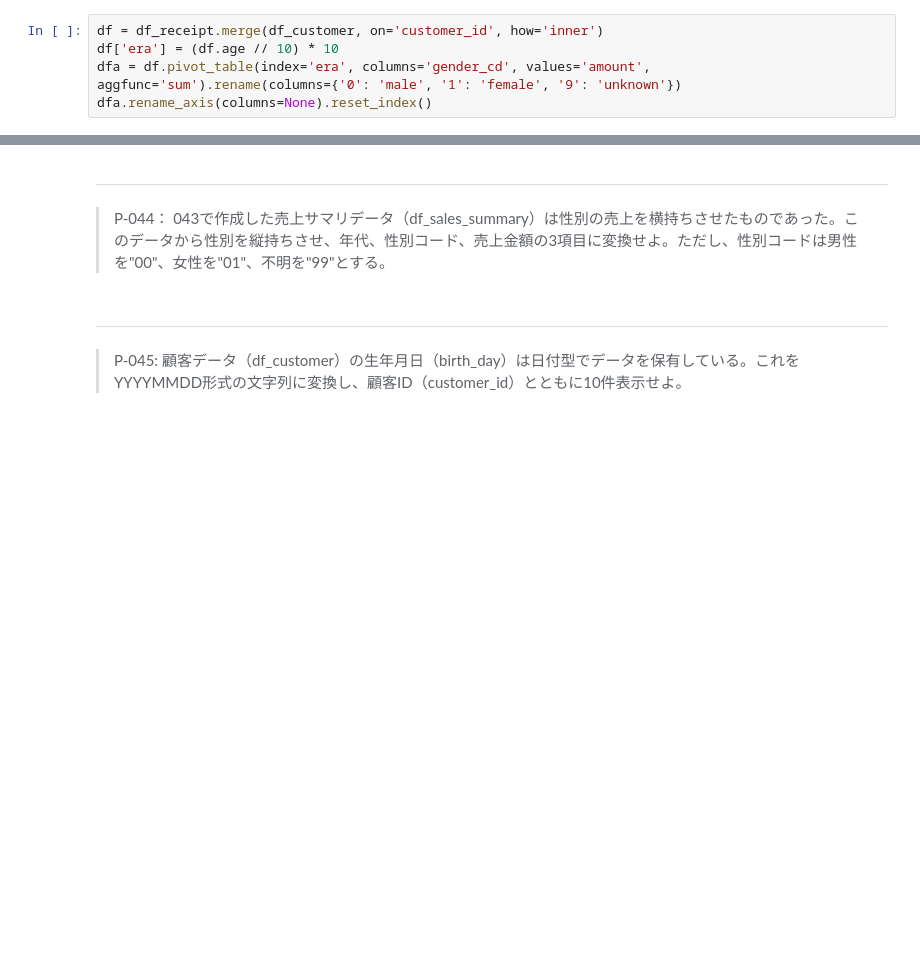
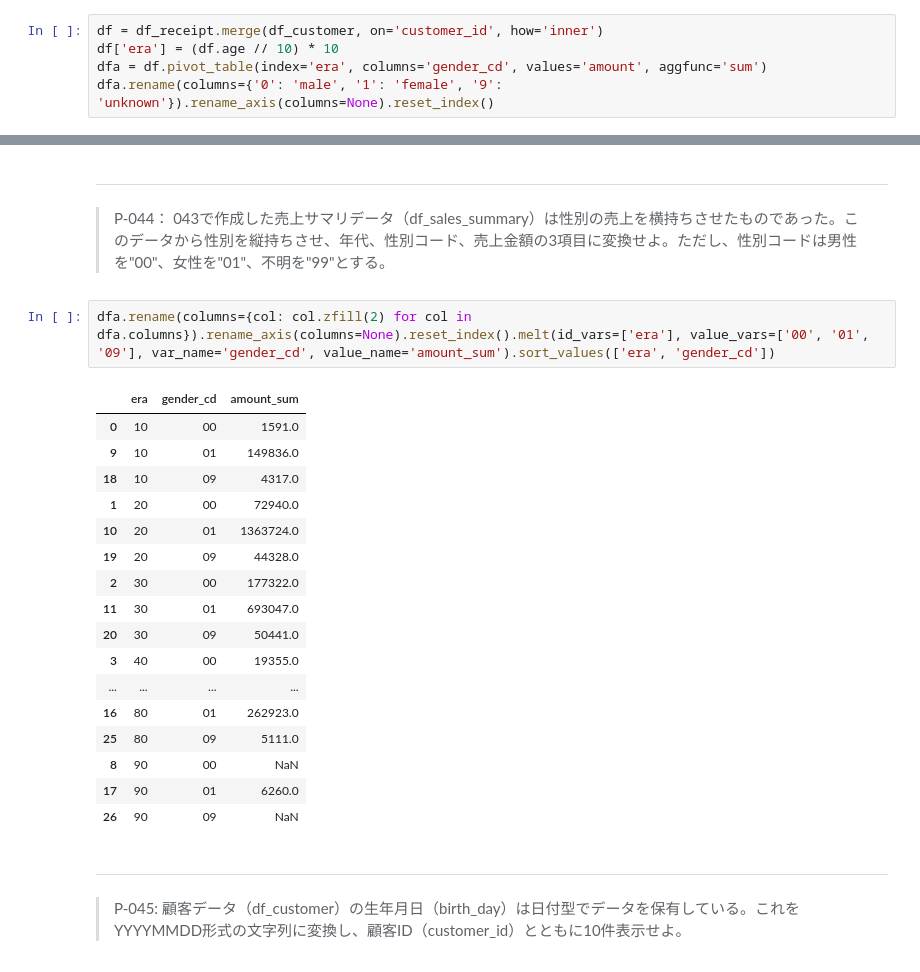
Before and after one commit to libra20/100knocks2, a Jupyter notebook: docker/work/preprocess_knock_Python.ipynb, the cells around one changed output, grey strips where cells are left out. Saved outputs shown, nothing was run; the diff lists cells and outputs as text; blank space fills up the shorter version.

```diff
--- a/docker/work/preprocess_knock_Python.ipynb
+++ b/docker/work/preprocess_knock_Python.ipynb
@@ -870,8 +870,8 @@ dfa.head(10)
 # %%
 df = df_receipt.merge(df_customer, on='customer_id', how='inner')
 df['era'] = (df.age // 10) * 10
-dfa = df.pivot_table(index='era', columns='gender_cd', values='amount', aggfunc='sum').rename(columns={'0': 'male', '1': 'female', '9': 'unknown'})
-dfa.rename_axis(columns=None).reset_index()
+dfa = df.pivot_table(index='era', columns='gender_cd', values='amount', aggfunc='sum')
+dfa.rename(columns={'0': 'male', '1': 'female', '9': 'unknown'}).rename_axis(columns=None).reset_index()
 # %% [output]
 |  | era | male | female | unknown |
 | 0 | 10 | 1591.0 | 149836.0 | 4317.0 |
@@ -886,6 +886,26 @@ dfa.rename_axis(columns=None).reset_index()
 # %% [markdown]
 ---
 > P-044： 043で作成した売上サマリデータ（df_sales_summary）は性別の売上を横持ちさせたものであった。このデータから性別を縦持ちさせ、年代、性別コード、売上金額の3項目に変換せよ。ただし、性別コードは男性を"00"、女性を"01"、不明を"99"とする。
+# %%
+dfa.rename(columns={col: col.zfill(2) for col in dfa.columns}).rename_axis(columns=None).reset_index().melt(id_vars=['era'], value_vars=['00', '01', '09'], var_name='gender_cd', value_name='amount_sum').sort_values(['era', 'gender_cd'])
+# %% [output]
+|  | era | gender_cd | amount_sum |
+| 0 | 10 | 00 | 1591.0 |
+| 9 | 10 | 01 | 149836.0 |
+| 18 | 10 | 09 | 4317.0 |
+| 1 | 20 | 00 | 72940.0 |
+| 10 | 20 | 01 | 1363724.0 |
+| 19 | 20 | 09 | 44328.0 |
+| 2 | 30 | 00 | 177322.0 |
+| 11 | 30 | 01 | 693047.0 |
+| 20 | 30 | 09 | 50441.0 |
+| 3 | 40 | 00 | 19355.0 |
+| ... | ... | ... | ... |
+| 16 | 80 | 01 | 262923.0 |
+| 25 | 80 | 09 | 5111.0 |
+| 8 | 90 | 00 | NaN |
+| 17 | 90 | 01 | 6260.0 |
+| 26 | 90 | 09 | NaN |
 # %% [markdown]
 ---
 > P-045: 顧客データ（df_customer）の生年月日（birth_day）は日付型でデータを保有している。これをYYYYMMDD形式の文字列に変換し、顧客ID（customer_id）とともに10件表示せよ。
```
